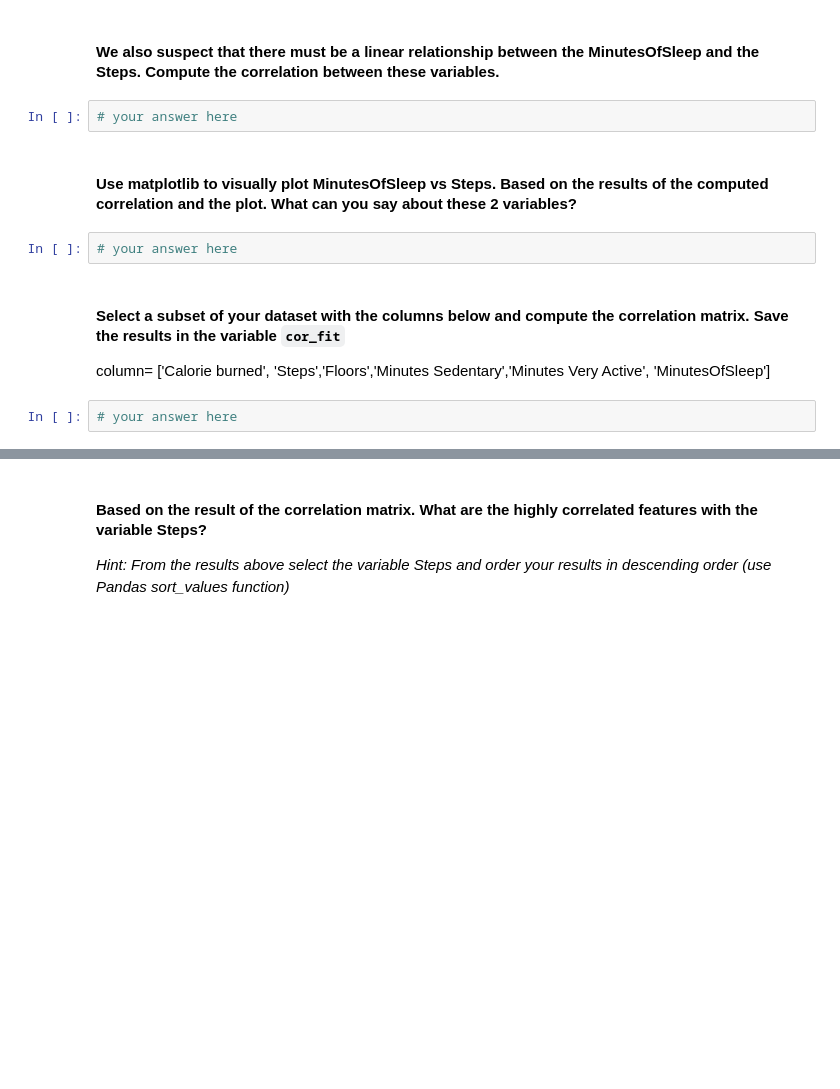
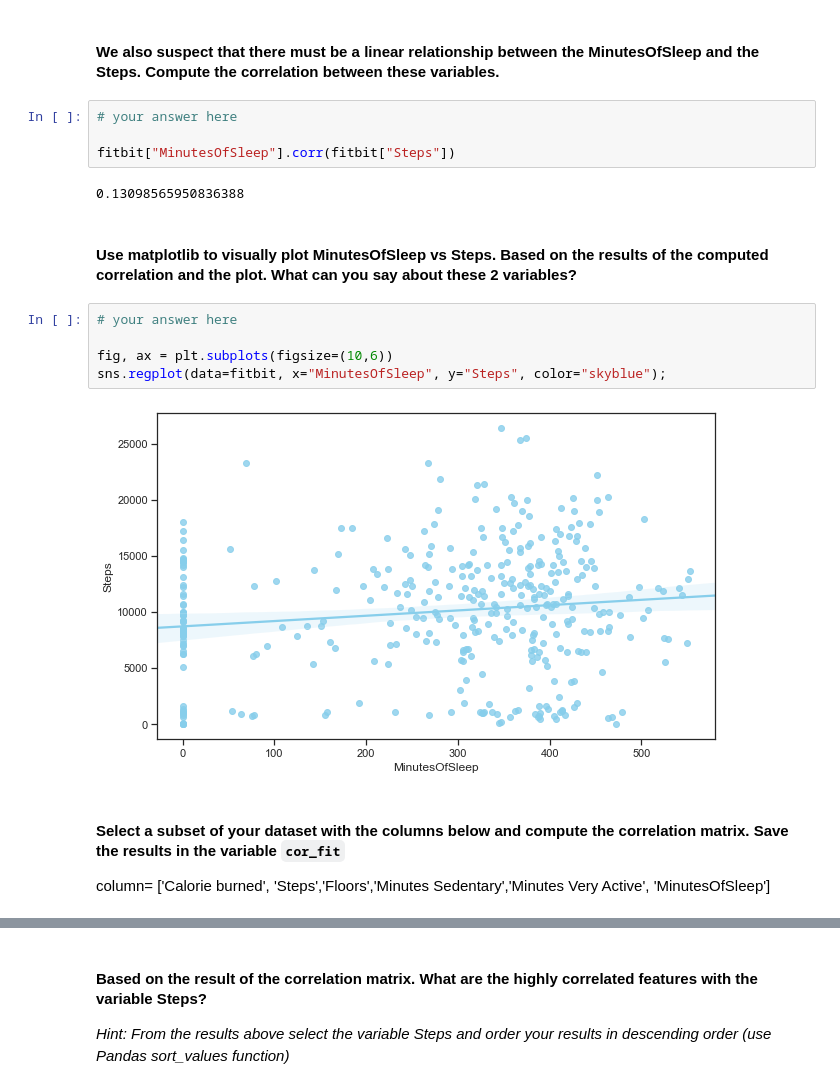
Before and after one commit to kasparkwok/data-ber-10-19, a Jupyter notebook: module-2_labs/lab-pivot-table-and-correlation/your_code/main.ipynb, the cells around one changed output, grey strips where cells are left out. Cells and saved outputs as stored; diff of their text form; blank space fills up the shorter version.

```diff
--- a/module-2_labs/lab-pivot-table-and-correlation/your_code/main.ipynb
+++ b/module-2_labs/lab-pivot-table-and-correlation/your_code/main.ipynb
@@ -130,12 +305,19 @@ employee.head(20)
 #### We also suspect that there must be a linear relationship between the MinutesOfSleep and the Steps. Compute the correlation between these variables.
 # %%
 # your answer here
+
+fitbit["MinutesOfSleep"].corr(fitbit["Steps"])
+# %% [output]
+0.13098565950836388
 # %% [markdown]
 #### Use matplotlib to visually plot MinutesOfSleep vs Steps. Based on the results of the computed correlation and the plot. What can you say about these 2 variables?
-# %%
-# your answer here
+# %%
+# your answer here
+
+fig, ax = plt.subplots(figsize=(10,6))
+sns.regplot(data=fitbit, x="MinutesOfSleep", y="Steps", color="skyblue");
+# %% [output]
+[figure, added]
 # %% [markdown]
 #### Select a subset of your dataset with the columns below and compute the correlation matrix. Save the results in the variable `cor_fit`
 column= ['Calorie burned', 'Steps','Floors','Minutes Sedentary','Minutes Very Active', 'MinutesOfSleep']
-# %%
-# your answer here
```
Also changed, not shown: parts of 43 cells of this notebook, 10 other files.
